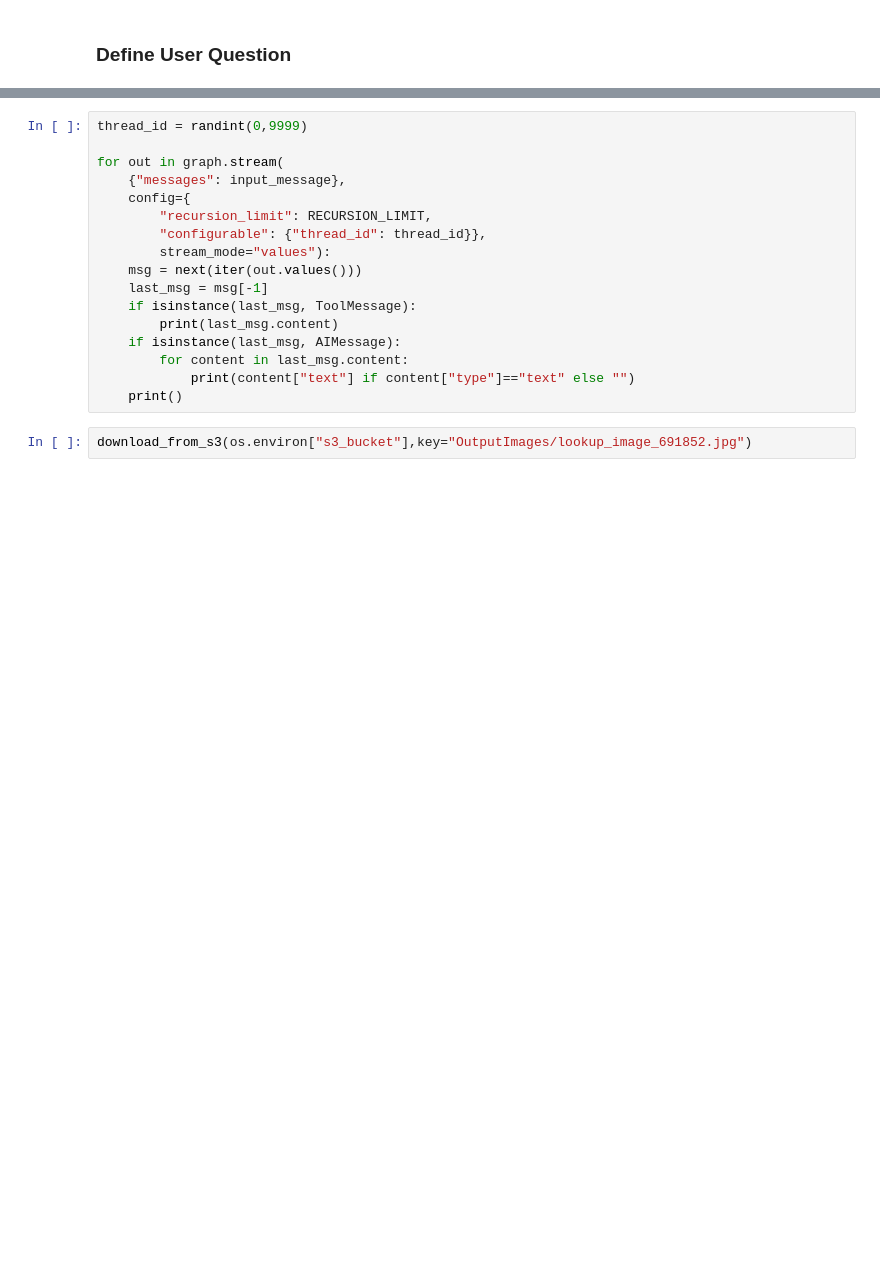
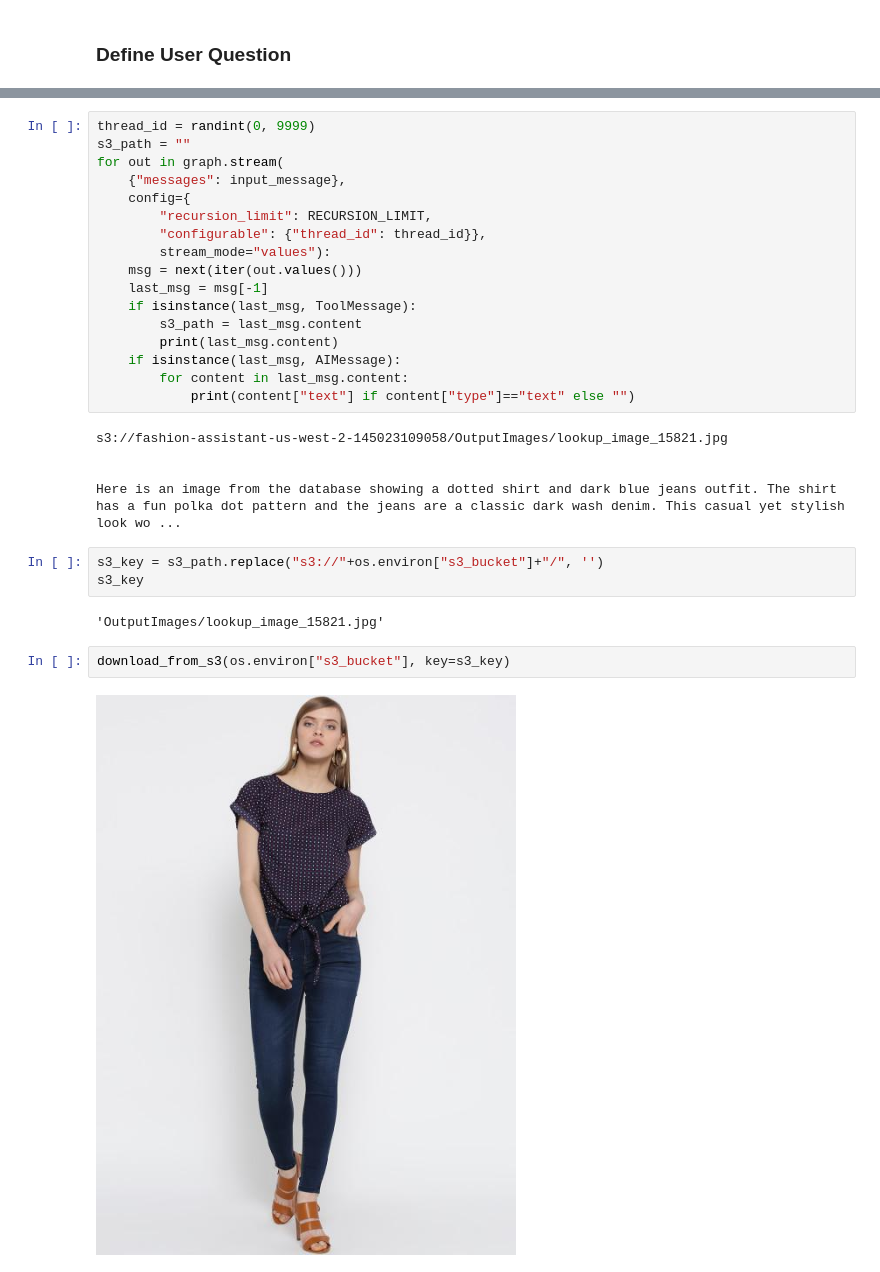
Before and after one commit to aws-samples/fashion-assistant-agent, a Jupyter notebook: langgraph_implementation/Step2_langgraph_agent.ipynb, the cells around one changed output, grey strips where cells are left out. Saved outputs shown, nothing was run; the diff lists cells and outputs as text; blank space fills up the shorter version.

```diff
--- a/langgraph_implementation/Step2_langgraph_agent.ipynb
+++ b/langgraph_implementation/Step2_langgraph_agent.ipynb
@@ -58,6 +61,6 @@ input_message
 # %%
-thread_id = randint(0,9999)
-
+thread_id = randint(0, 9999)
+s3_path = ""
 for out in graph.stream(
     {"messages": input_message},
     config={
@@ -67,13 +70,25 @@ for out in graph.stream(
     msg = next(iter(out.values()))
     last_msg = msg[-1]
     if isinstance(last_msg, ToolMessage):
+        s3_path = last_msg.content
         print(last_msg.content)
     if isinstance(last_msg, AIMessage):
         for content in last_msg.content:
             print(content["text"] if content["type"]=="text" else "")
-    print()
+# %% [output]
+s3://fashion-assistant-us-west-2-145023109058/OutputImages/lookup_image_15821.jpg
+
+
+Here is an image from the database showing a dotted shirt and dark blue jeans outfit. The shirt has a fun polka dot pattern and the jeans are a classic dark wash denim. This casual yet stylish look wo ...
+# %%
+s3_key = s3_path.replace("s3://"+os.environ["s3_bucket"]+"/", '')
+s3_key
+# %% [output]
+'OutputImages/lookup_image_15821.jpg'
 # %%
-download_from_s3(os.environ["s3_bucket"],key="OutputImages/lookup_image_691852.jpg")
+download_from_s3(os.environ["s3_bucket"], key=s3_key)
+# %% [output]
+[figure, added]
 # %%
 from IPython.display import Image, display
 
```
Also changed, not shown: parts of 3 cells of this notebook, 13 other files.
